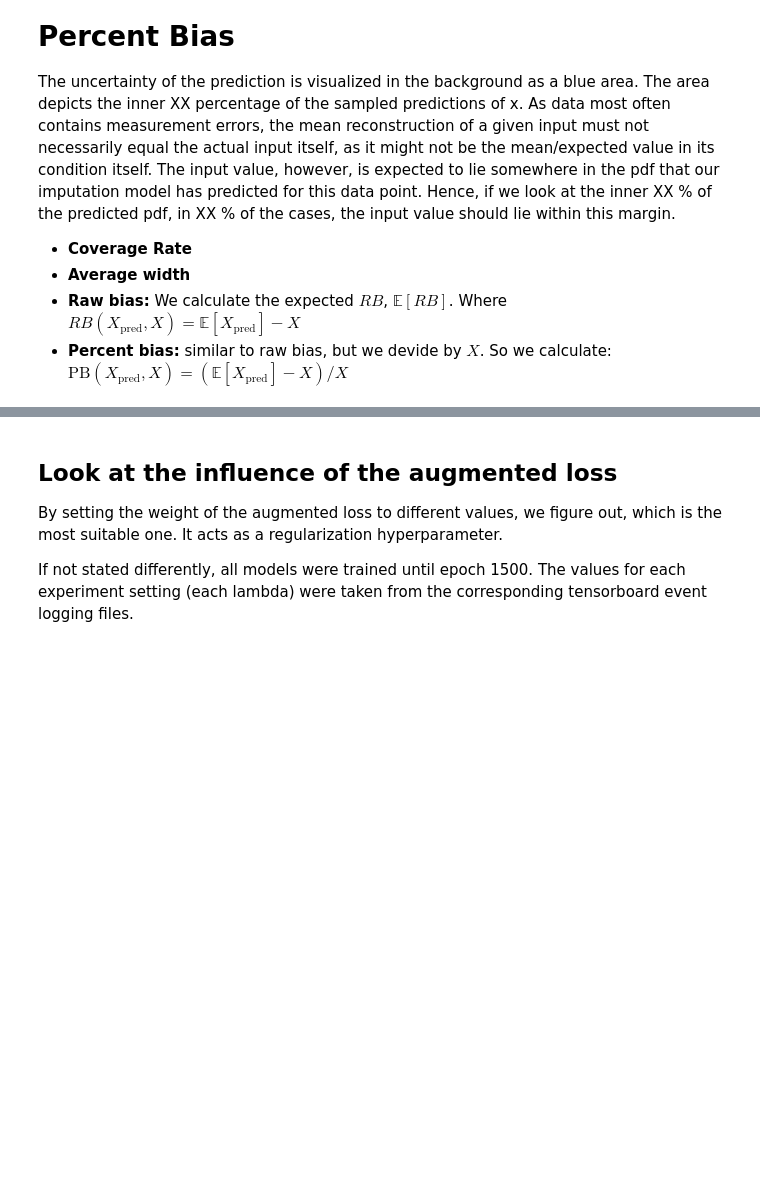
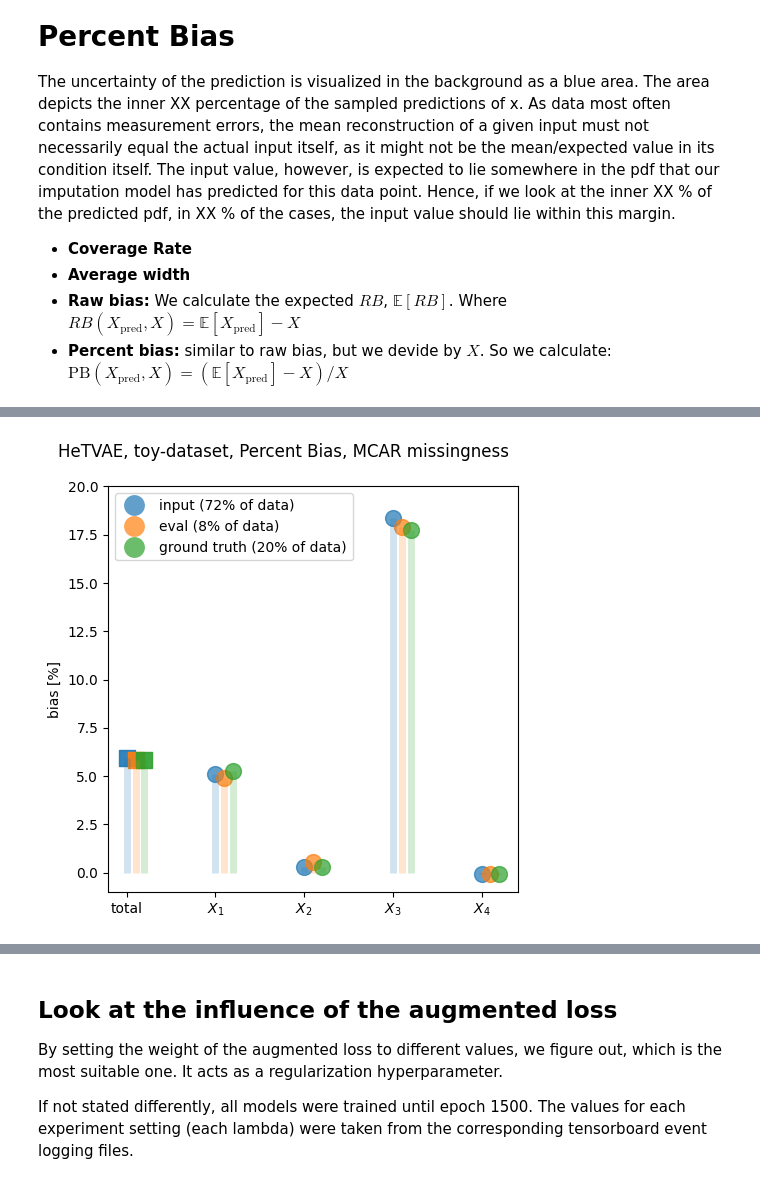
Before and after one commit to joshuawe/sepsis, a Jupyter notebook: imputation/hetvae/src/synthetic_data_interpolation.ipynb, the cells around one changed output, grey strips where cells are left out. Drawn from its saved outputs; the diff is of its cells as text; code cells hidden in the pictures; blank space fills up the shorter version.

```diff
--- a/imputation/hetvae/src/synthetic_data_interpolation.ipynb
+++ b/imputation/hetvae/src/synthetic_data_interpolation.ipynb
@@ -524,0 +535,43 @@ widths_mean = widths.mean(axis=-1)
+# %%
+# visualize percent_bias for each data case
+metric = 'percent_bias'
+title_dict = {'gt': f'ground truth ({dataset.artificial_missingness_rate:.0%} of data)',
+                'subsample': f'input ({(1-dataset.artificial_missingness_rate)*sample_tp_bias:.0%} of data)',
+                'recon': f'eval ({(1-dataset.artificial_missingness_rate)*(1-sample_tp_bias):.0%} of data)'}
+legend_elements = list()
+num_plots = len(bias_dict.keys())
+num_plots = 1
+fig = plt.figure(figsize=(5 * num_plots, 5))
+ax = fig.add_subplot(1,1,1)
+for j, data_case in enumerate(bias_dict.keys()):
+    # prepare data
+    data = bias_dict[data_case][metric]
+    data_mean = data.mean(axis=-1)  # average over all variables
+    x = np.arange(1, len(data)+1)
+    dx = 0.1 * j   # offset for the different data_cases
+    # plot figure
+    # ax = fig.add_subplot(1, num_plots, i+1)
+    # ax.set_title(title_dict[data_case])
+    ax.vlines(x=0+dx, ymin=0, ymax=data_mean*100, alpha=0.2, linewidth=5, color=f'C{j}')
+    ax.scatter(0+dx, data_mean * 100, alpha=0.9, marker='s', s=130, label='total', color=f'C{j}')
+    # ax.bar(0, data_mean * 100, alpha=0.9, label='total', color='C0')
+    for i in range(data.shape[-1]):
+        ax.scatter(x[i]+dx, data[i] * 100, marker='o', s=130, alpha=0.7, label=f'$X_{i}$', color=f'C{j}')
+        ax.vlines(x=x[i]+dx, ymin=0, ymax=data[i]*100, alpha=0.2, linewidth=5, color=f'C{j}')
+        # ax.bar(x[i], data[i] * 100, alpha=0.5, label=f'$X_{i}$')
+
+    ax.set(ylabel='bias [%]', ylim=(-1, 20))
+    ax.set_xticks(np.arange(0,5), ['total', '$X_1$', '$X_2$', '$X_3$', '$X_4$'])
+
+    legend_elements.append(matplotlib.lines.Line2D([0], [0], marker='o', color='None', label=title_dict[data_case],
+                            markeredgecolor=f'None', alpha=0.7, markerfacecolor=f'C{j}', markersize=15))
+# legend
+ax.legend(handles=legend_elements, loc='best')
+
+
+
+plt.suptitle(f'HeTVAE, toy-dataset, Percent Bias, MCAR missingness')
+plt.tight_layout()
+plt.show()
+# %% [output]
+[figure, added]
```
Also changed, not shown: parts of 12 cells of this notebook, 4 other files.
